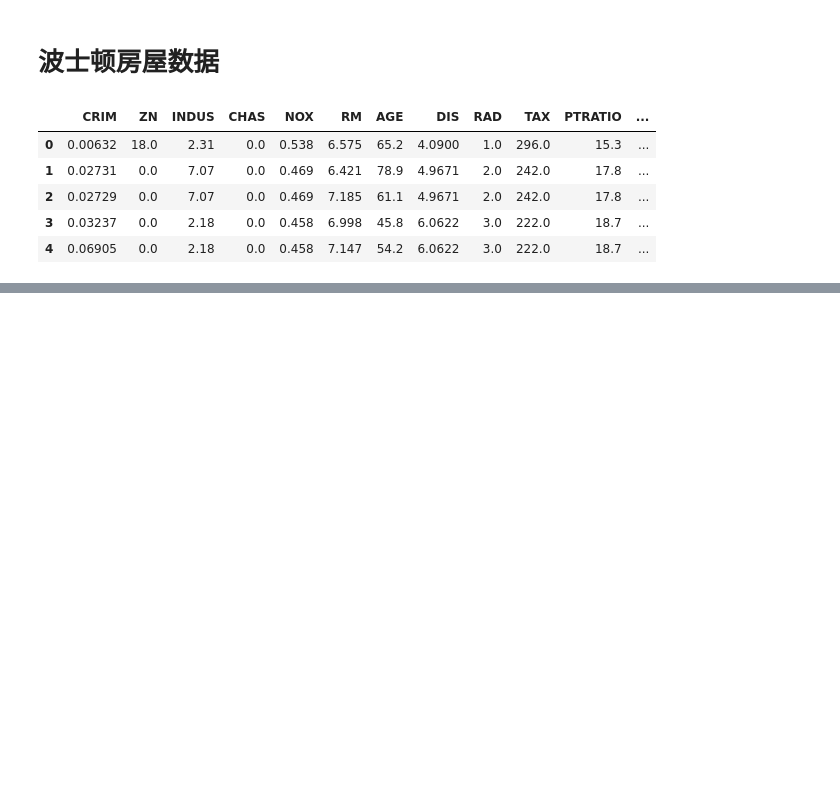
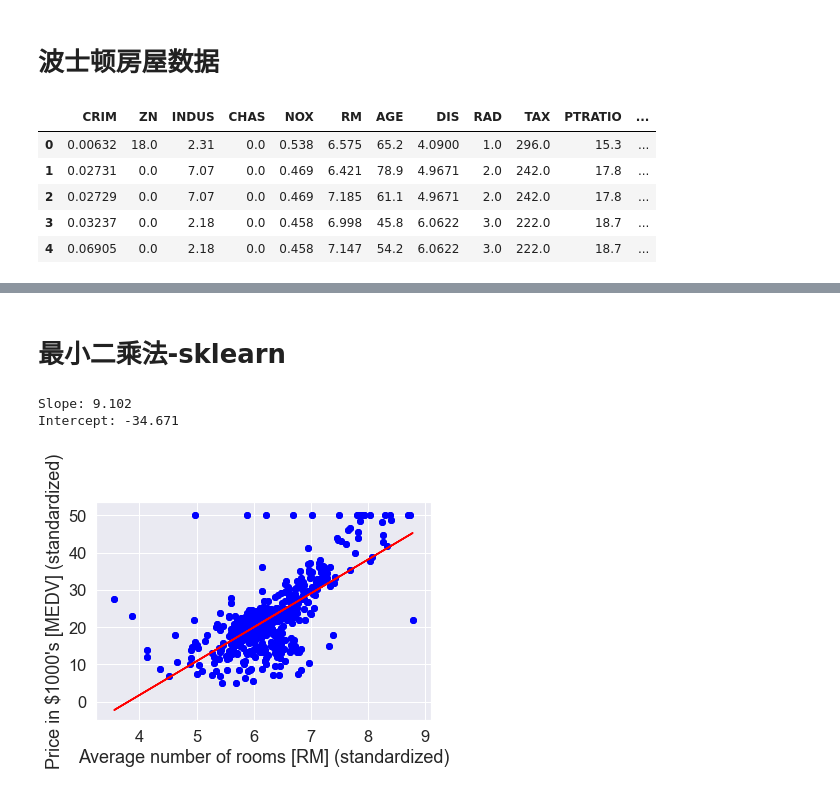
Before and after one commit to fnfly2005/pubilc_work, a Jupyter notebook: learnsklearn/回归算法.ipynb, the cells around one changed output, grey strips where cells are left out. Cells and saved outputs as stored; diff of their text form; code cells hidden in the pictures; blank space fills up the shorter version.

```diff
--- a/learnsklearn/回归算法.ipynb
+++ b/learnsklearn/回归算法.ipynb
@@ -37,0 +107,17 @@ plt.show()
+# %% [markdown]
+# 最小二乘法-sklearn
+# %%
+from sklearn.linear_model import LinearRegression
+slr = LinearRegression()
+slr.fit(X,y)
+print('Slope: %.3f' % slr.coef_[0])
+print('Intercept: %.3f' % slr.intercept_)
+lin_regplot(X,y,slr)
+lin_regplot(X,y,slr)
+plt.xlabel('Average number of rooms [RM] (standardized)')
+plt.ylabel('Price in $1000\'s [MEDV] (standardized)')
+plt.show()
+# %% [output]
+Slope: 9.102
+Intercept: -34.671
+[figure, added]
```
Also changed, not shown: parts of 6 cells of this notebook.
